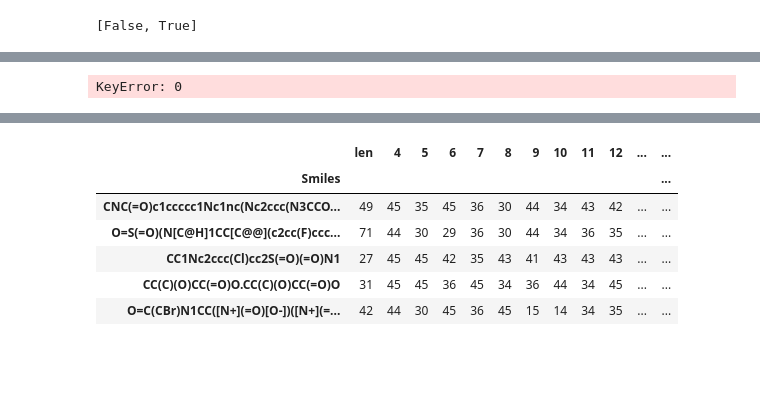
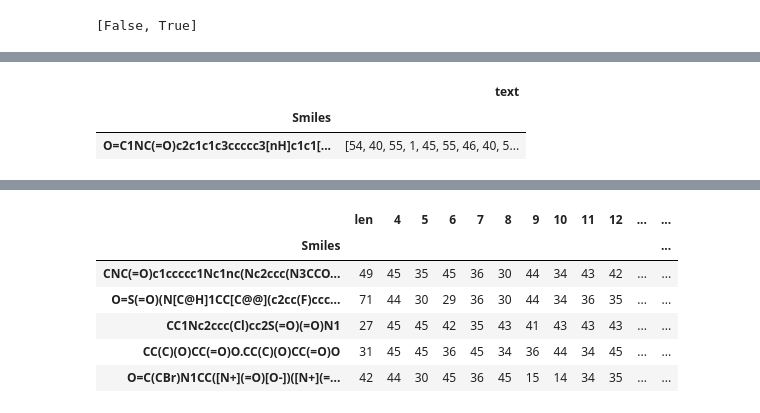
Before and after one commit to RuslanAvtobot/Global_AI_Challange, a Jupyter notebook: Explode_transpon-PyTorch.ipynb, the cells around one changed output, grey strips where cells are left out. Cells and saved outputs as stored; diff of their text form; code cells hidden in the pictures; blank space fills up the shorter version.

```diff
--- a/Explode_transpon-PyTorch.ipynb
+++ b/Explode_transpon-PyTorch.ipynb
@@ -259,0 +230,2 @@ new_df.sample(5)
+# %%
+df['text'] = df['text'].apply(lambda x: [int(i) for i in x])
@@ -260,3 +246,5 @@ new_df.sample(5)
+# %%
+new_df = df.copy()
 # %%
 new_df.reset_index(inplace = True)
 new_df.set_index(['Smiles'], inplace = True)
@@ -270,3 +257,5 @@ new_df.sample()
+# %%
+new_df.drop(['index'], axis = 1, inplace = True)
 # %%
 train_new = new_df[new_df['train'] == 1]
 test_new =new_df[new_df['train'] == 0]
@@ -359,62 +265,6 @@ GlobalAi(
-# %%
-num_epochs = 5
-count = 0
-# Lists for visualization of loss and accuracy
-loss_list = []
-iteration_list = []
-accuracy_list = []
-
-# Lists for knowing classwise accuracy
-predictions_list = []
-labels_list = []
-
-for epoch in range(num_epochs):
-    for Active in train_loader:
-        # Transfering images and labels to GPU if available
-        #images, labels = images.to(device), labels.to(device)
-        #train = images
-
-        # Forward pass
-        outputs = model(train)
-        loss = error(outputs, Active)
-
-        # Initializing a gradient as 0 so there is no mixing of gradient among the batches
-        optimizer.zero_grad()
-
-        #Propagating the error backward
-        loss.backward()
-
-        # Optimizing the parameters
-        optimizer.step()
-
-        count += 1
-
-    # Testing the model
-
-        if not (count % 50):    # It's same as "if count % 50 == 0"
-            total = 0
-            correct = 0
-
-            for images, labels in test_loader:
-                images, labels = images.to(device), labels.to(device)
-                labels_list.append(labels)
-
-                test = images
-
-                outputs = model(test)
-
-                predictions = torch.max(outputs, 1)[1].to(device)
-                predictions_list.append(predictions)
-                correct += (predictions == labels).sum()
-
-                total += len(labels)
-
-            accuracy = correct * 100 / total
-            loss_list.append(loss.data)
-            iteration_list.append(count)
-            accuracy_list.append(accuracy)
-
-        if not (count % 500):
-            print(f"Epoch: {epoch}, Iteration: {count}, Loss: {loss.data}, Accuracy: {accuracy:4.2f}")
-# %% [output]
-KeyError: 0
+# %%
+X.sample()
+# %% [output]
+|  | text |
+| Smiles |  |
+| O=C1NC(=O)c2c1c1c3ccccc3[nH]c1c1[... | [54, 40, 55, 1, 45, 55, 46, 40, 5... |
```
Also changed, not shown: parts of 49 cells of this notebook, 1 other file.
